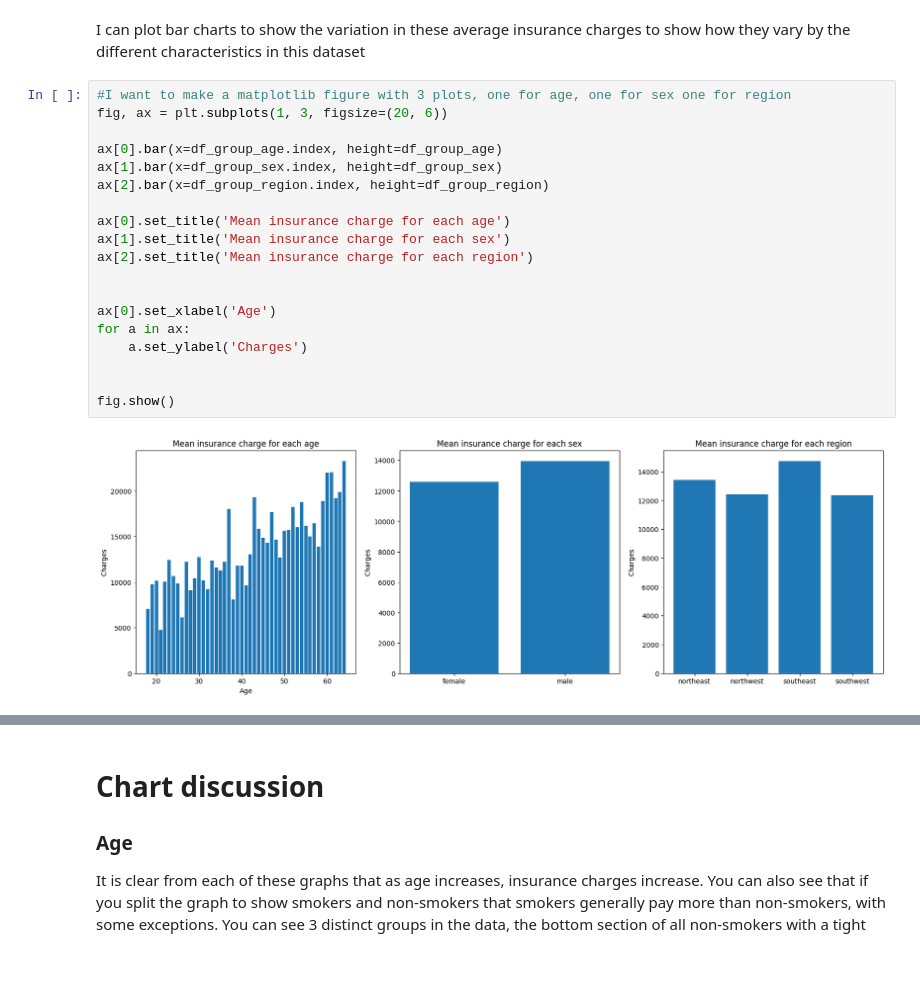
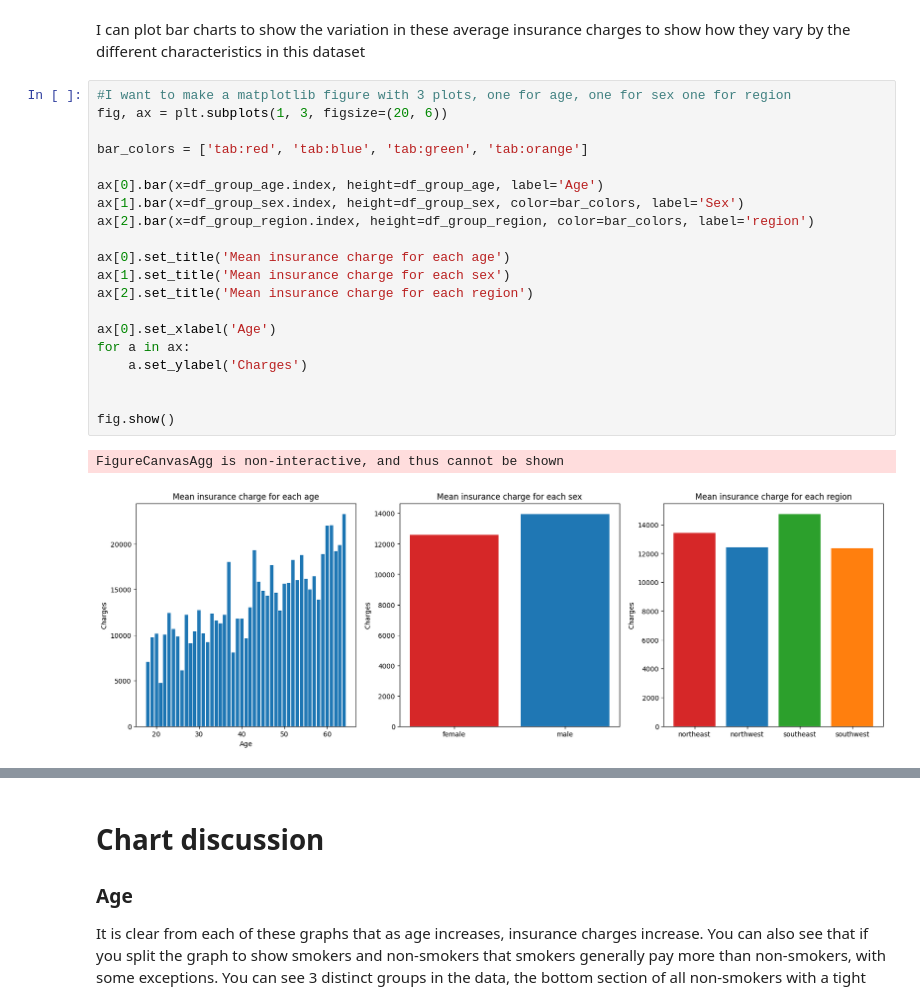
Before and after one commit to tb9757/Assignment-1---Healthcare-analysis, a Jupyter notebook: jupyter_notebooks/exploratory_data_analysis.ipynb, the cells around one changed output, grey strips where cells are left out. Drawn from its saved outputs; the diff is of its cells as text; blank space fills up the shorter version.

```diff
--- a/jupyter_notebooks/exploratory_data_analysis.ipynb
+++ b/jupyter_notebooks/exploratory_data_analysis.ipynb
@@ -118,24 +130,26 @@ I can plot bar charts to show the variation in these average insurance charges t
 # %%
 #I want to make a matplotlib figure with 3 plots, one for age, one for sex one for region
 fig, ax = plt.subplots(1, 3, figsize=(20, 6))
 
-ax[0].bar(x=df_group_age.index, height=df_group_age)
-ax[1].bar(x=df_group_sex.index, height=df_group_sex)
-ax[2].bar(x=df_group_region.index, height=df_group_region)
+bar_colors = ['tab:red', 'tab:blue', 'tab:green', 'tab:orange']
+
+ax[0].bar(x=df_group_age.index, height=df_group_age, label='Age')
+ax[1].bar(x=df_group_sex.index, height=df_group_sex, color=bar_colors, label='Sex')
+ax[2].bar(x=df_group_region.index, height=df_group_region, color=bar_colors, label='region')
 
 ax[0].set_title('Mean insurance charge for each age')
 ax[1].set_title('Mean insurance charge for each sex')
 ax[2].set_title('Mean insurance charge for each region')
-
 
 ax[0].set_xlabel('Age')
 for a in ax:
     a.set_ylabel('Charges')
 
 
 fig.show()
 # %% [output]
+FigureCanvasAgg is non-interactive, and thus cannot be shown
-[figure, old version]
+[figure, new version]
 # %% [markdown]
 From these charts you can see that there is a trend that as age increases that average insurance charges increases.
 
```
Also changed, not shown: parts of 17 cells of this notebook, 1 other file.
